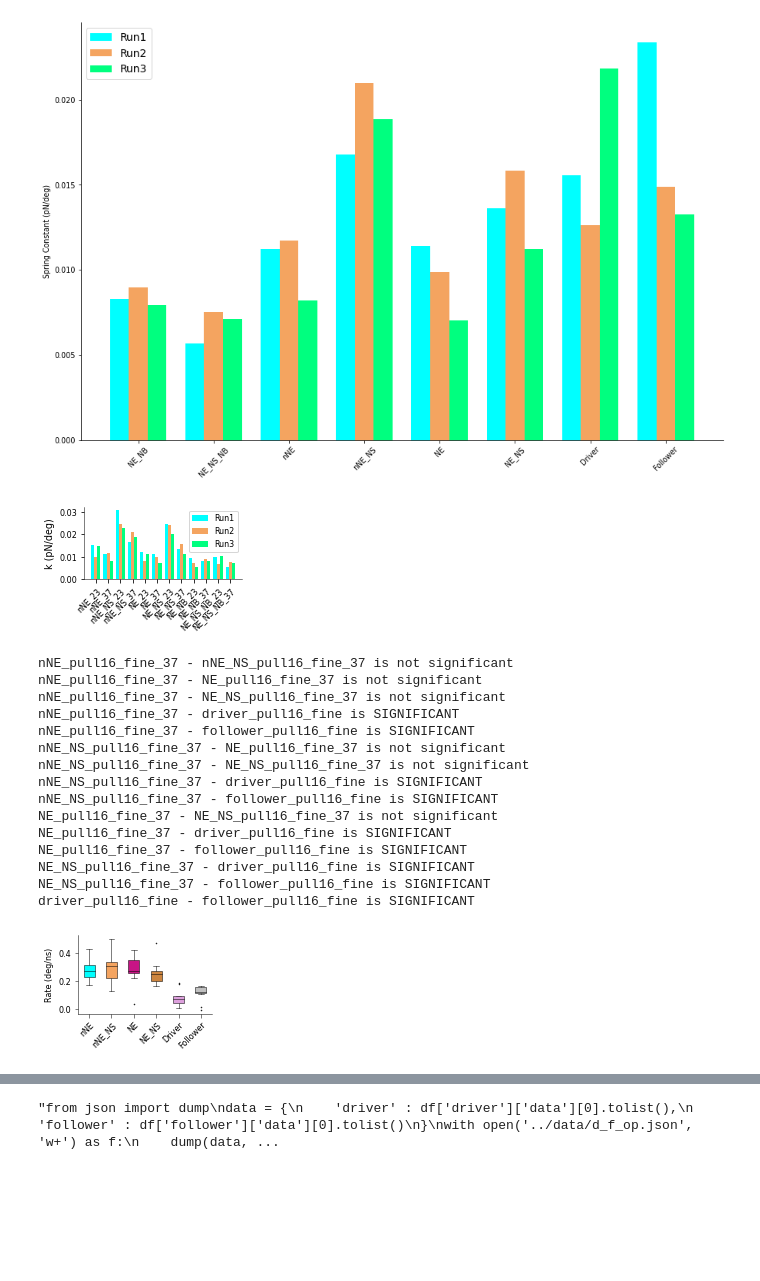
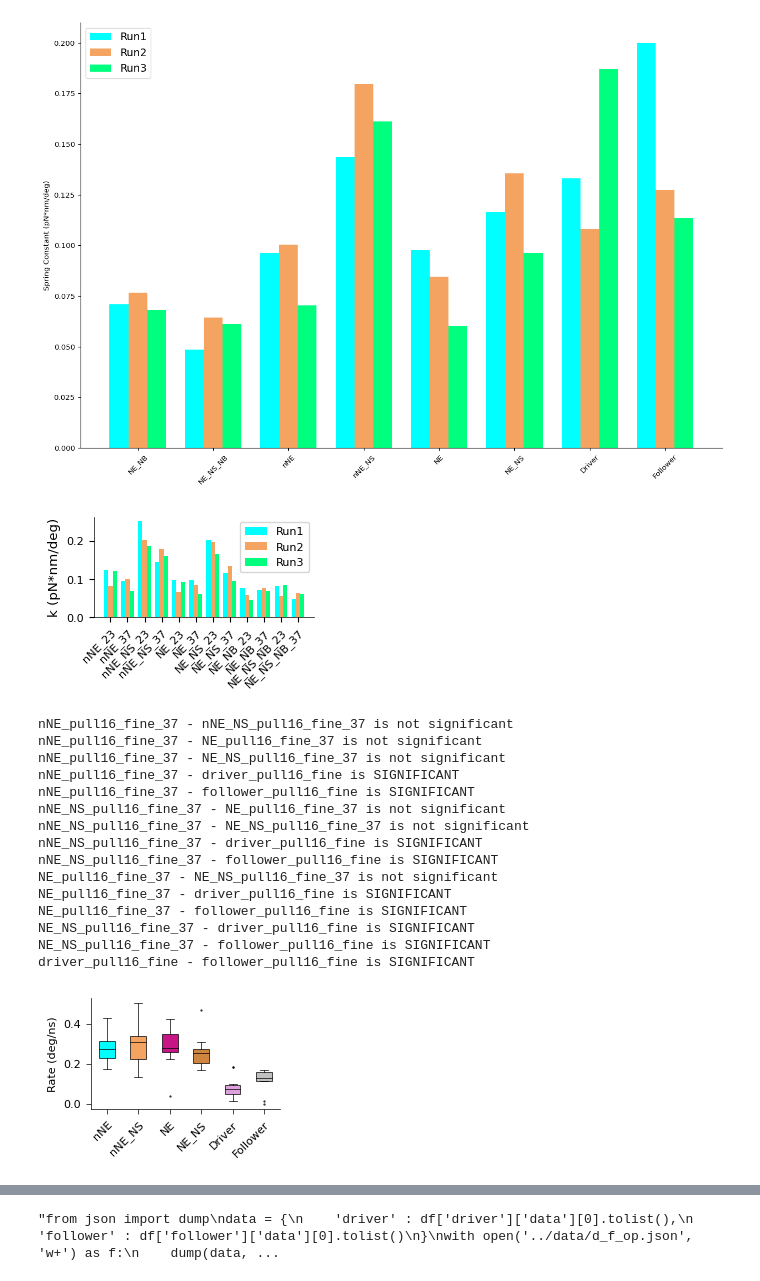
Before and after one commit to sulcgroup/hinges, a Jupyter notebook: scripts/final_figures.ipynb, the cells around one changed output, grey strips where cells are left out. Saved outputs shown, nothing was run; the diff lists cells and outputs as text; code cells hidden in the pictures; blank space fills up the shorter version.

```diff
--- a/scripts/final_figures.ipynb
+++ b/scripts/final_figures.ipynb
@@ -248,17 +248,21 @@ df = pd.DataFrame()
 files = listdir('../data/')
 files.sort()
 
+# If this fails, there's a file called 'combined_data.csv' which gets created and breaks this.
 for i, data_file in enumerate(files):
     with open('../data/'+data_file) as f:
         lines = [line for line in f.readlines() if line.strip()] #remove trailing blank line
         data = [np.array(line.strip().split(), dtype=float) for line in lines]
-
+        try:
+            T = int(data_file.split('_')[-2].split('.')[0])+273.15
+        except:
+            T = 310.15
 
         #make_plot(axs, times, data, i)
 
         mean = [np.mean(d) for d in data]
         variance = [np.var(d) for d in data]
-        k = [0.5/v for v in variance]
+        k = [1.38e-2*T/v for v in variance] # Kb in pn*nm/K, k in pN*nm/deg
         start = [np.mean(l[0:10]) for l in data]
         end = [np.mean(l[-10:-1]) for l in data]
         rates = [0 for _ in data]
@@ -786,7 +790,7 @@ rects1 = ax.bar(x - width, run1s, width, label='Run1', color=cols[0])
 rects2 = ax.bar(x , run2s, width, label='Run2', color=cols[1])
 rects3 = ax.bar(x + width, run3s, width, label='Run3', color=cols[2])
 
-ax.set_ylabel('Spring Constant (pN/deg)', fontsize='large')
+ax.set_ylabel('Spring Constant (pN*nm/deg)', fontsize='large')
 ax.set_xticks(x)
 ax.set_xticklabels([eq_to_plot[d] for d in eq_to_plot.keys()], rotation=45, fontsize='large')
 plt.setp(ax.get_yticklabels(), fontsize='large')
@@ -797,34 +801,34 @@ ax.spines['right'].set_visible(False)
 
 plt.savefig('../final_plots/equilibrium_k.png', dpi=600)
 # %% [output]
-[figure, old version]
+[figure, new version]
 # %%
 x = np.arange(len(plot_37.keys()))
 width = 0.25
 plt.rcParams.update({'font.size': 8})
 fig, ax = plt.subplots(figsize=(2.756, 1.757))#figsize=(15, 10))
 run1s = [d[0] for d in df.loc['k', list(plot_37.keys())]]
 run2s = [d[1] for d in df.loc['k', list(plot_37.keys())]]
 run3s = [d[2] for d in df.loc['k', list(plot_37.keys())]]
 
 rects1 = ax.bar(x - width, run1s, width, label='Run1', color=cols[0])
 rects2 = ax.bar(x , run2s, width, label='Run2', color=cols[1])
 rects3 = ax.bar(x + width, run3s, width, label='Run3', color=cols[2])
 
-ax.set_ylabel('k (pN/deg)', fontsize='large')
+ax.set_ylabel('k (pN*nm/deg)', fontsize='large')
 ax.set_xticks(x)
 plt.xticks(np.linspace(0, len(plot_37.keys())-1, len(plot_37.keys())), labels=[plot_37[d] for d in plot_37.keys()], rotation=45, ha="right", rotation_mode="anchor")
 ax.legend()
 
 ax.spines['top'].set_visible(False)
 ax.spines['right'].set_visible(False)
 ax.spines['left'].set_linewidth(0.5)
 ax.spines['bottom'].set_linewidth(0.5)
 plt.tight_layout(pad=0.1)
 
 plt.savefig('../final_plots/equilibrium_k.png', dpi=600)
 # %% [output]
-[figure, old version]
+[figure, new version]
 # %%
 def make_boxes(namedict):
 
@@ -895,7 +899,7 @@ NE_pull16_fine_37 - follower_pull16_fine is SIGNIFICANT
 NE_NS_pull16_fine_37 - driver_pull16_fine is SIGNIFICANT
 NE_NS_pull16_fine_37 - follower_pull16_fine is SIGNIFICANT
 driver_pull16_fine - follower_pull16_fine is SIGNIFICANT
-[figure, old version]
+[figure, new version]
 # %%
 make_boxes(pull_37)
 plt.tight_layout(pad=0.2)
```
Also changed, not shown: parts of 35 cells of this notebook, 16 other files.
